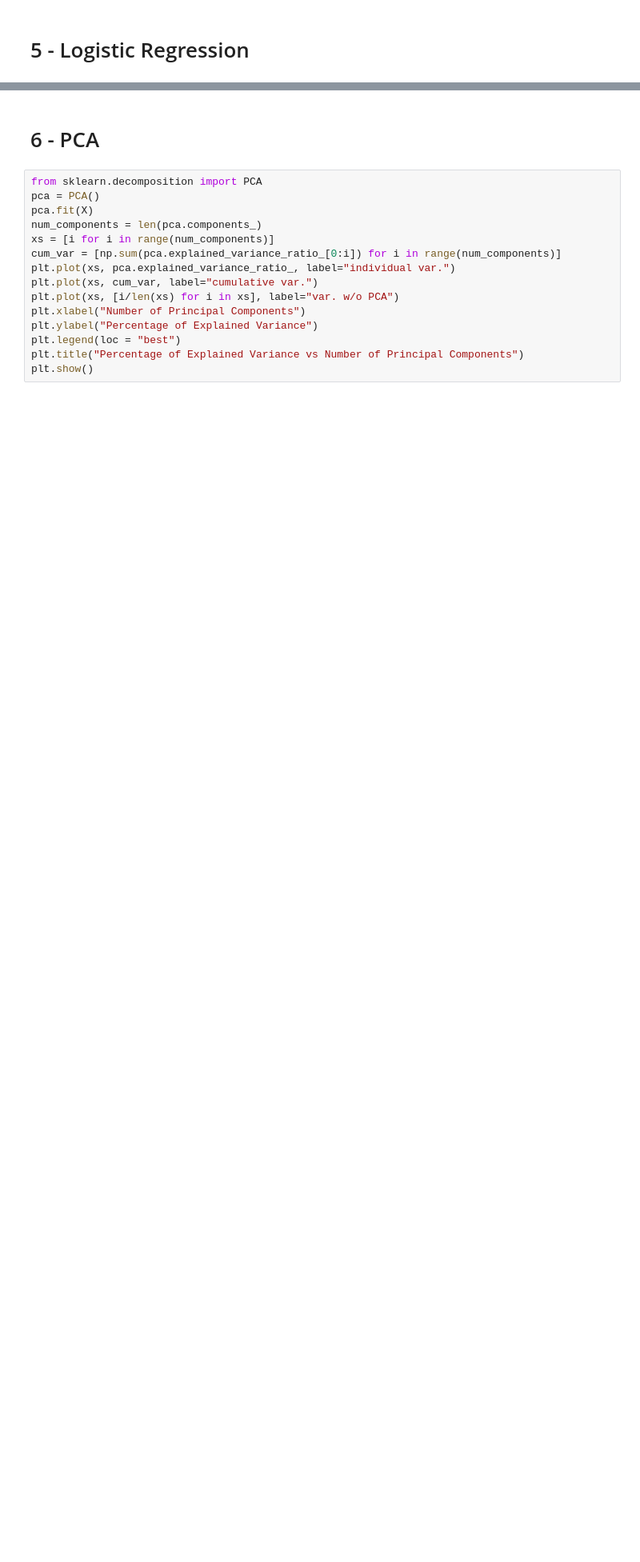
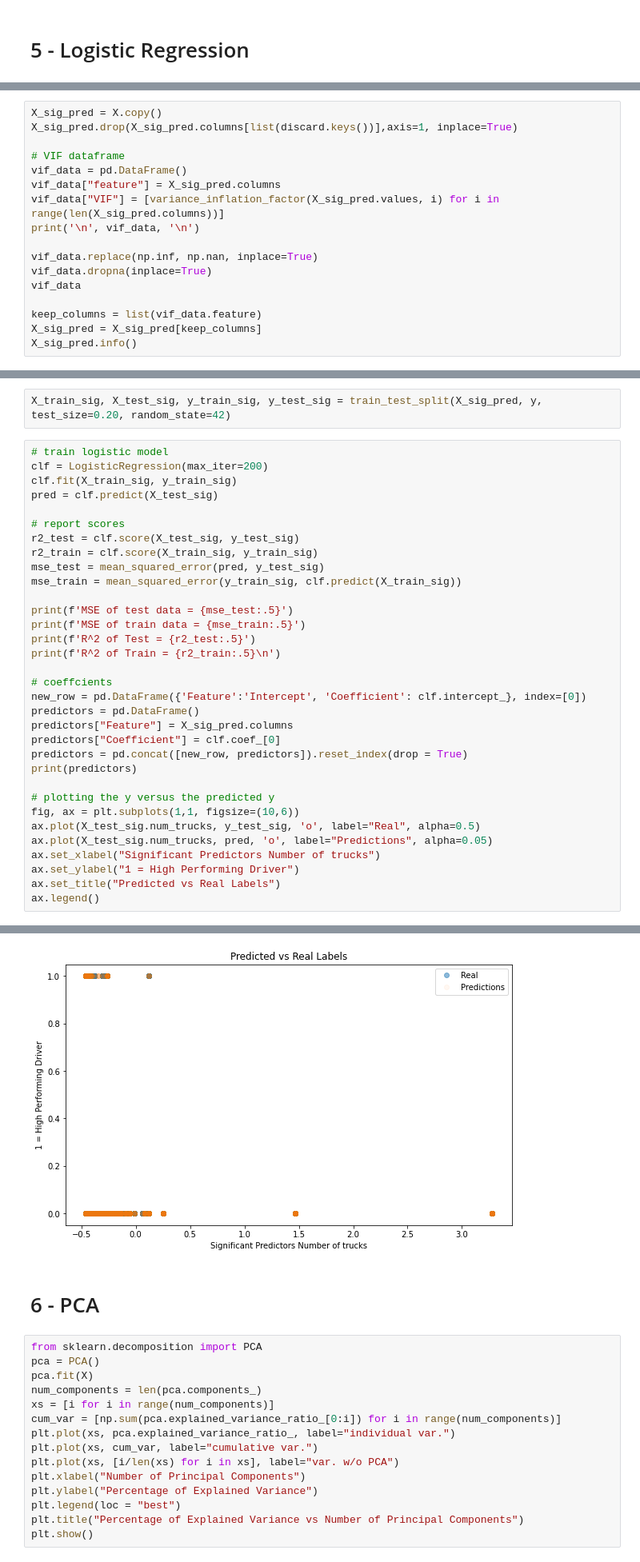
Before and after one commit to kpstesla/DSF_Project_3, a Jupyter notebook: data-pipeline.ipynb, the cells around one changed output, grey strips where cells are left out. Shown at 80% size. Cells and saved outputs as stored; diff of their text form; blank space fills up the shorter version.

```diff
--- a/data-pipeline.ipynb
+++ b/data-pipeline.ipynb
@@ -292,0 +396,17 @@ _ = X_train.hist(figsize=(30,25))
+# %%
+X_sig_pred = X.copy()
+X_sig_pred.drop(X_sig_pred.columns[list(discard.keys())],axis=1, inplace=True)
+
+# VIF dataframe
+vif_data = pd.DataFrame()
+vif_data["feature"] = X_sig_pred.columns
+vif_data["VIF"] = [variance_inflation_factor(X_sig_pred.values, i) for i in range(len(X_sig_pred.columns))]
+print('\n', vif_data, '\n')
+
+vif_data.replace(np.inf, np.nan, inplace=True)
+vif_data.dropna(inplace=True)
+vif_data
+
+keep_columns = list(vif_data.feature)
+X_sig_pred = X_sig_pred[keep_columns]
+X_sig_pred.info()
@@ -292,0 +431,36 @@ _ = X_train.hist(figsize=(30,25))
+# %%
+X_train_sig, X_test_sig, y_train_sig, y_test_sig = train_test_split(X_sig_pred, y, test_size=0.20, random_state=42)
+# %%
+# train logistic model
+clf = LogisticRegression(max_iter=200)
+clf.fit(X_train_sig, y_train_sig)
+pred = clf.predict(X_test_sig)
+
+# report scores
+r2_test = clf.score(X_test_sig, y_test_sig)
+r2_train = clf.score(X_train_sig, y_train_sig)
+mse_test = mean_squared_error(pred, y_test_sig)
+mse_train = mean_squared_error(y_train_sig, clf.predict(X_train_sig))
+
+print(f'MSE of test data = {mse_test:.5}')
+print(f'MSE of train data = {mse_train:.5}')
+print(f'R^2 of Test = {r2_test:.5}')
+print(f'R^2 of Train = {r2_train:.5}\n')
+
+# coeffcients
+new_row = pd.DataFrame({'Feature':'Intercept', 'Coefficient': clf.intercept_}, index=[0])
+predictors = pd.DataFrame()
+predictors["Feature"] = X_sig_pred.columns
+predictors["Coefficient"] = clf.coef_[0]
+predictors = pd.concat([new_row, predictors]).reset_index(drop = True)
+print(predictors)
+
+# plotting the y versus the predicted y
+fig, ax = plt.subplots(1,1, figsize=(10,6))
+ax.plot(X_test_sig.num_trucks, y_test_sig, 'o', label="Real", alpha=0.5)
+ax.plot(X_test_sig.num_trucks, pred, 'o', label="Predictions", alpha=0.05)
+ax.set_xlabel("Significant Predictors Number of trucks")
+ax.set_ylabel("1 = High Performing Driver")
+ax.set_title("Predicted vs Real Labels")
+ax.legend()
+# %% [output]
@@ -293,3 +485,4 @@ _ = X_train.hist(figsize=(30,25))
+[figure, added]
 # %% [markdown]
 # 6 - PCA
 # %%
```
Also changed, not shown: parts of 13 cells of this notebook, 2 other files.
